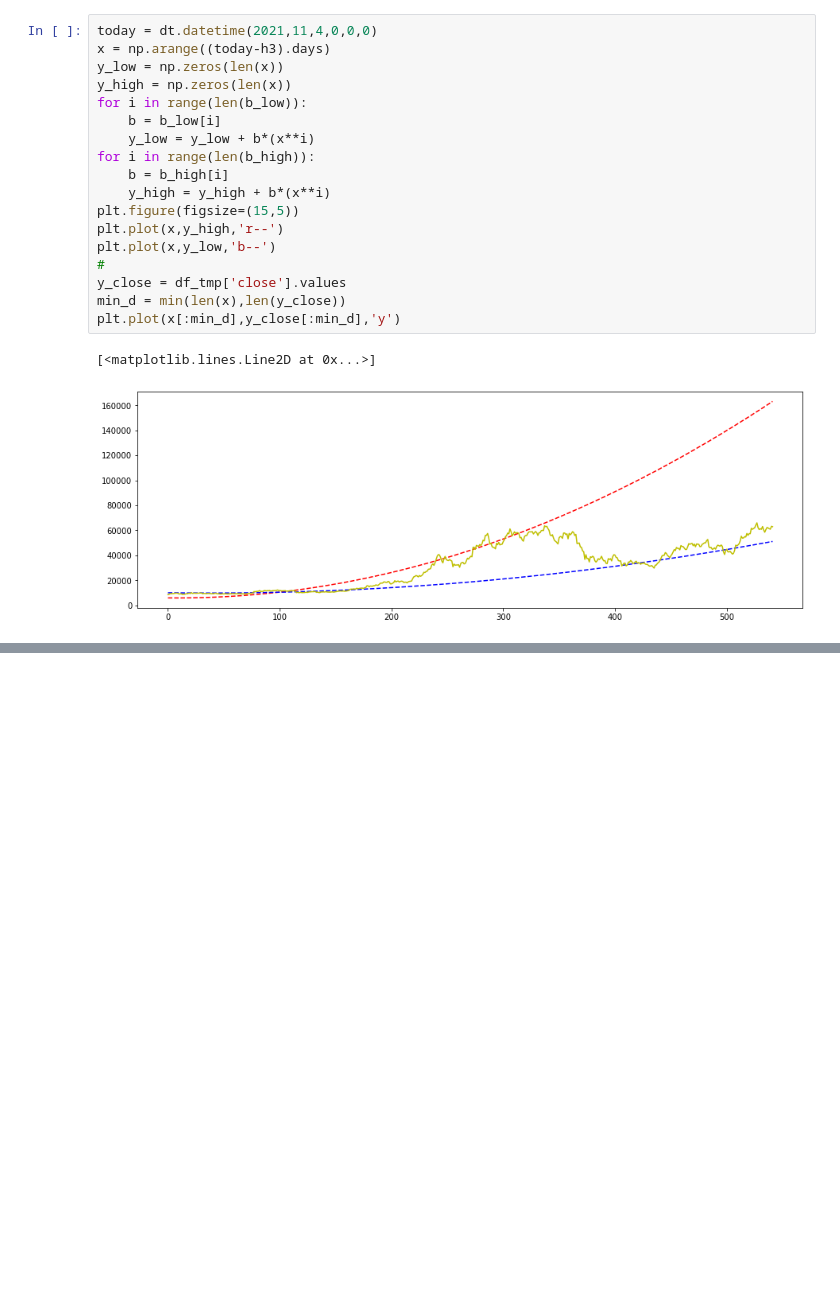
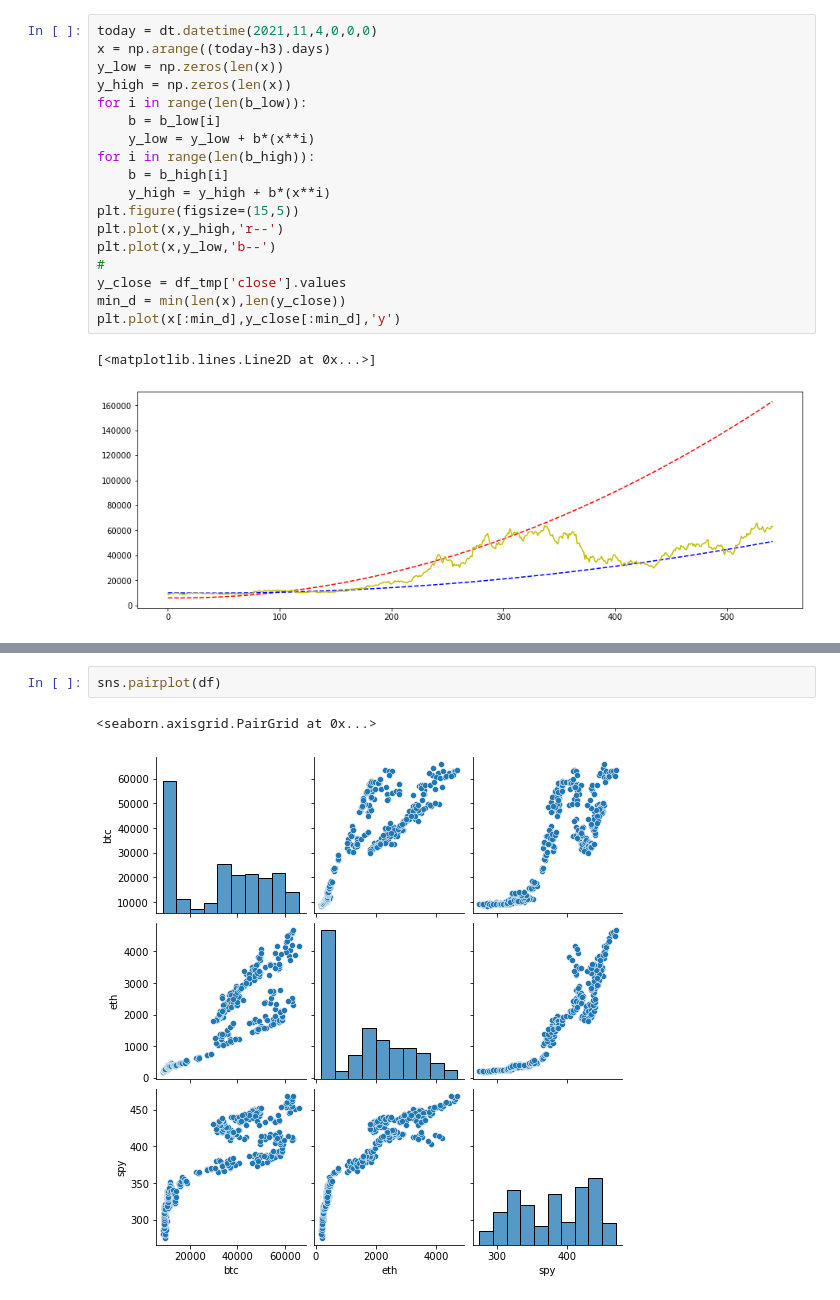
Before and after one commit to mxagar/crypto_analysis, a Jupyter notebook: 01_BitcoinAnalysis.ipynb, the cells around one changed output, grey strips where cells are left out. Saved outputs shown, nothing was run; the diff lists cells and outputs as text; blank space fills up the shorter version.

```diff
--- a/01_BitcoinAnalysis.ipynb
+++ b/01_BitcoinAnalysis.ipynb
@@ -403,0 +488,5 @@ plt.plot(x[:min_d],y_close[:min_d],'y')
+# %%
+sns.pairplot(df)
+# %% [output]
+<seaborn.axisgrid.PairGrid at 0x...>
+[figure, added]
```
Also changed, not shown: parts of 25 cells of this notebook.
